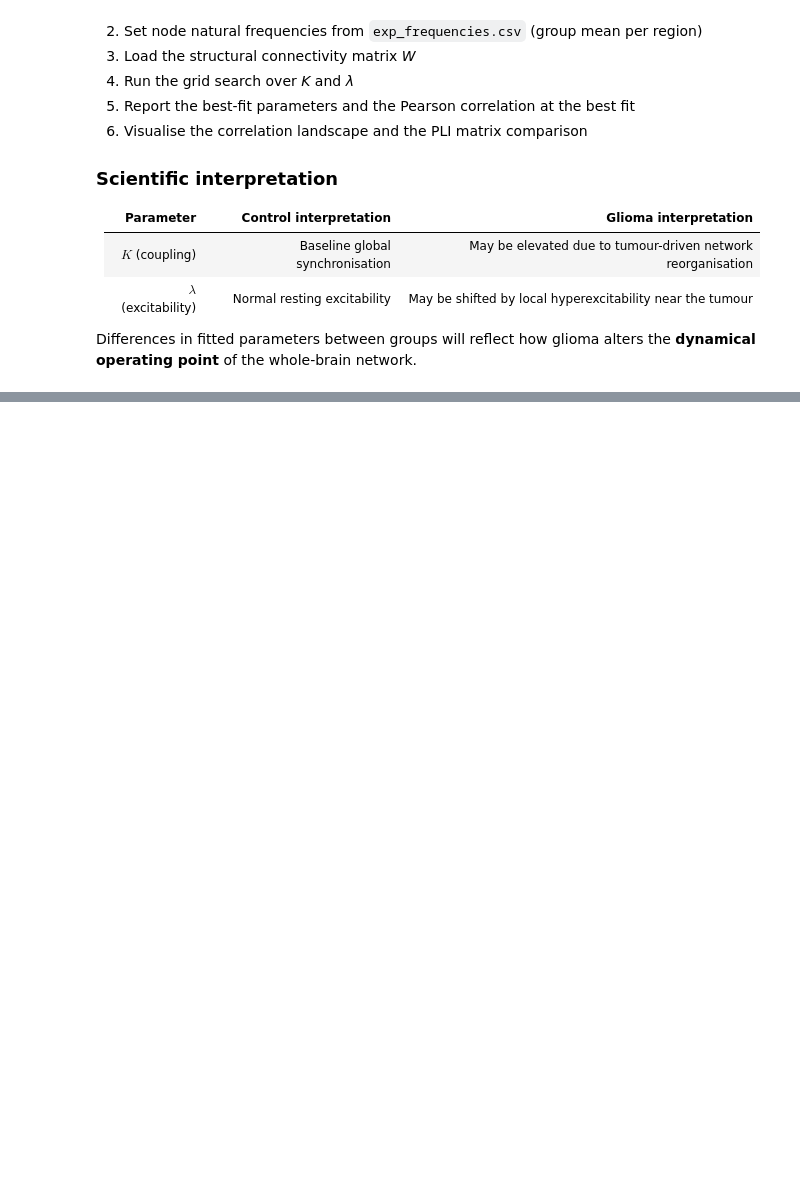
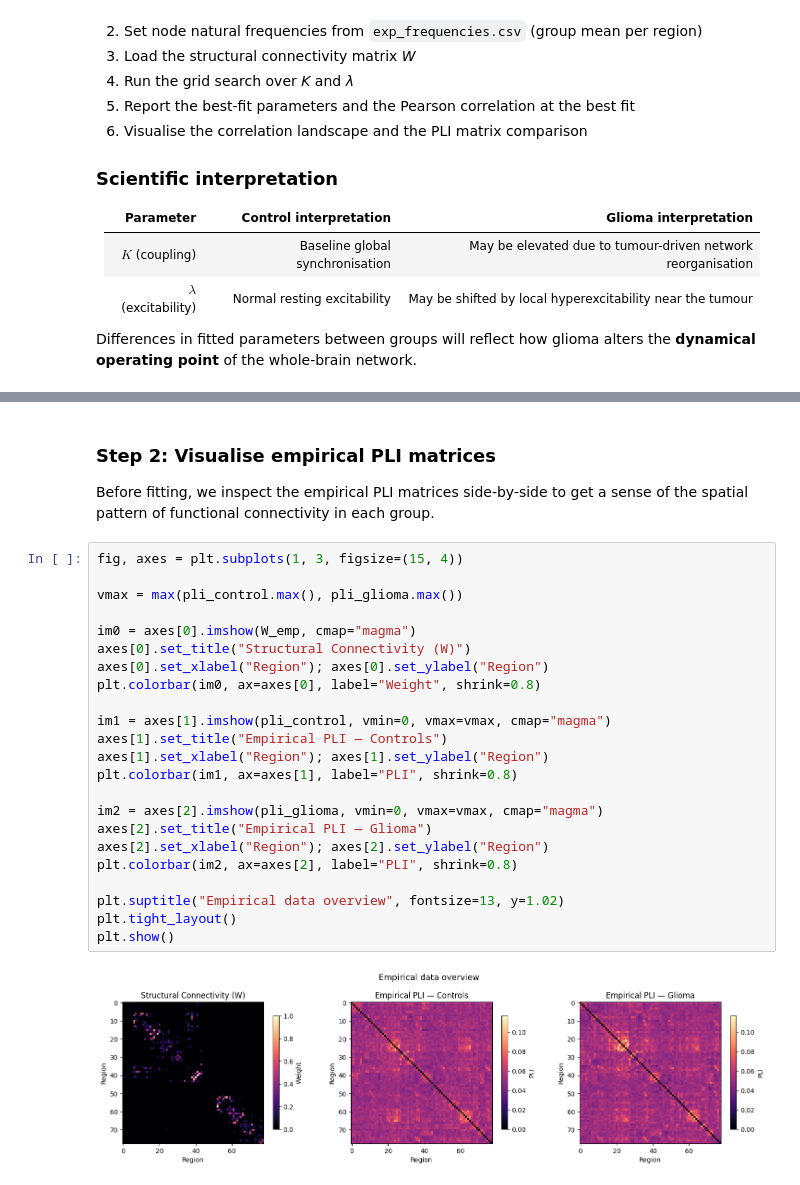
Before and after one commit to BobRice1/Functional-connectotomy, a Jupyter notebook: notebooks/04_validation_and_fitting.ipynb, the cells around one changed output, grey strips where cells are left out. Cells and saved outputs as stored; diff of their text form; blank space fills up the shorter version.

```diff
--- a/notebooks/04_validation_and_fitting.ipynb
+++ b/notebooks/04_validation_and_fitting.ipynb
@@ -385,0 +542,29 @@ Differences in fitted parameters between groups will reflect how glioma alters t
+# %% [markdown]
+### Step 2: Visualise empirical PLI matrices
+
+Before fitting, we inspect the empirical PLI matrices side-by-side to get a sense of the spatial pattern of functional connectivity in each group.
+# %%
+fig, axes = plt.subplots(1, 3, figsize=(15, 4))
+
+vmax = max(pli_control.max(), pli_glioma.max())
+
+im0 = axes[0].imshow(W_emp, cmap="magma")
+axes[0].set_title("Structural Connectivity (W)")
+axes[0].set_xlabel("Region"); axes[0].set_ylabel("Region")
+plt.colorbar(im0, ax=axes[0], label="Weight", shrink=0.8)
+
+im1 = axes[1].imshow(pli_control, vmin=0, vmax=vmax, cmap="magma")
+axes[1].set_title("Empirical PLI — Controls")
+axes[1].set_xlabel("Region"); axes[1].set_ylabel("Region")
+plt.colorbar(im1, ax=axes[1], label="PLI", shrink=0.8)
+
+im2 = axes[2].imshow(pli_glioma, vmin=0, vmax=vmax, cmap="magma")
+axes[2].set_title("Empirical PLI — Glioma")
+axes[2].set_xlabel("Region"); axes[2].set_ylabel("Region")
+plt.colorbar(im2, ax=axes[2], label="PLI", shrink=0.8)
+
+plt.suptitle("Empirical data overview", fontsize=13, y=1.02)
+plt.tight_layout()
+plt.show()
+# %% [output]
+[figure, added]
```
Also changed, not shown: parts of 22 cells of this notebook.
